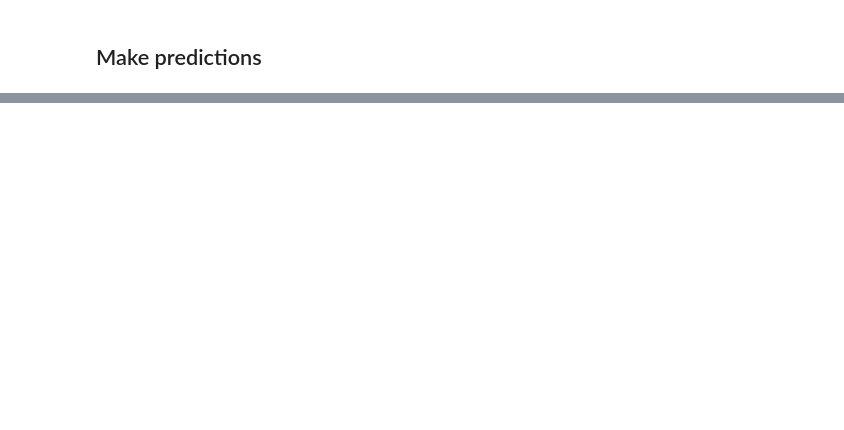
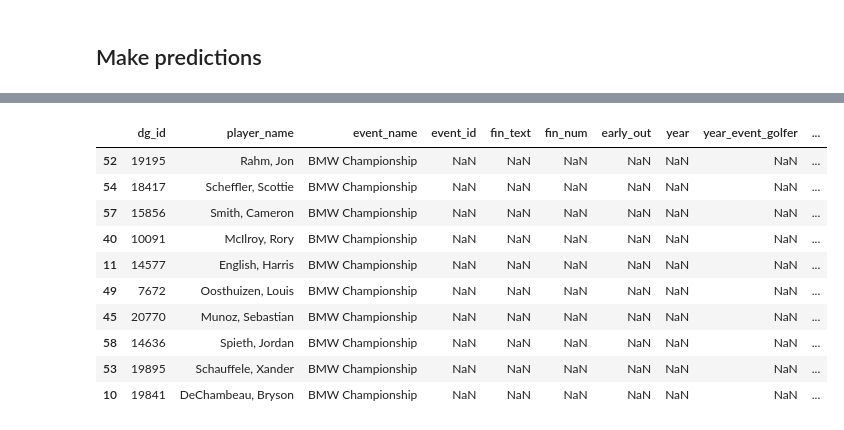
Before and after one commit to mtodisco10/data-golf, a Jupyter notebook: Feature Eng & Training.ipynb, the cells around one changed output, grey strips where cells are left out. Cells and saved outputs as stored; diff of their text form; code cells hidden in the pictures; blank space fills up the shorter version.

```diff
--- a/Feature Eng & Training.ipynb
+++ b/Feature Eng & Training.ipynb
@@ -115,5 +177,3 @@ pre_tourney['major'] = np.where(pre_tourney.event_name.isin(majors), 1, 0)
-# %%
-new_event_df = event_df.append(pre_tourney[['dg_id', 'player_name','event_name']], sort=False)
 # %%
 for metric in metric_lst:
     field = metric.get('field')
@@ -137,0 +184,3 @@ new_event_df.query("dg_id == 17550").tail(10)
+# %%
+new_event_df = new_event_df.loc[pd.isnull(new_event_df.fin_num)]
+X_te = new_event_df[feat_cols]
@@ -137,0 +203,18 @@ new_event_df.query("dg_id == 17550").tail(10)
+# %%
+new_event_df['preds'] = rf.predict(X_te)
+# %%
+new_event_df['rank'] = new_event_df['preds'].rank()
+# %%
+new_event_df.sort_values('rank').head(10)
+# %% [output]
+|  | dg_id | player_name | event_name | event_id | fin_text | fin_num | early_out | year | year_event_golfer | ... |
+| 52 | 19195 | Rahm, Jon | BMW Championship | NaN | NaN | NaN | NaN | NaN | NaN | ... |
+| 54 | 18417 | Scheffler, Scottie | BMW Championship | NaN | NaN | NaN | NaN | NaN | NaN | ... |
+| 57 | 15856 | Smith, Cameron | BMW Championship | NaN | NaN | NaN | NaN | NaN | NaN | ... |
+| 40 | 10091 | McIlroy, Rory | BMW Championship | NaN | NaN | NaN | NaN | NaN | NaN | ... |
+| 11 | 14577 | English, Harris | BMW Championship | NaN | NaN | NaN | NaN | NaN | NaN | ... |
+| 49 | 7672 | Oosthuizen, Louis | BMW Championship | NaN | NaN | NaN | NaN | NaN | NaN | ... |
+| 45 | 20770 | Munoz, Sebastian | BMW Championship | NaN | NaN | NaN | NaN | NaN | NaN | ... |
+| 58 | 14636 | Spieth, Jordan | BMW Championship | NaN | NaN | NaN | NaN | NaN | NaN | ... |
+| 53 | 19895 | Schauffele, Xander | BMW Championship | NaN | NaN | NaN | NaN | NaN | NaN | ... |
+| 10 | 19841 | DeChambeau, Bryson | BMW Championship | NaN | NaN | NaN | NaN | NaN | NaN | ... |
```
Also changed, not shown: parts of 17 cells of this notebook, 1 other file.
